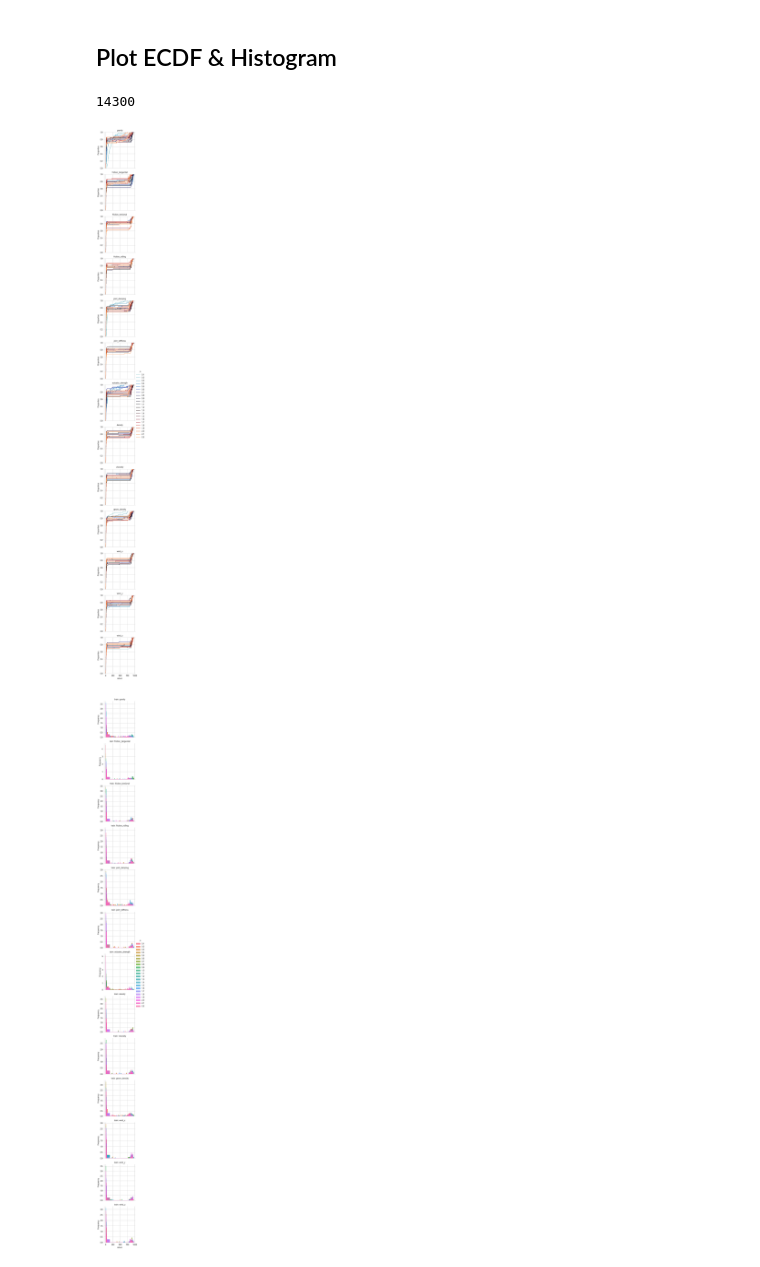
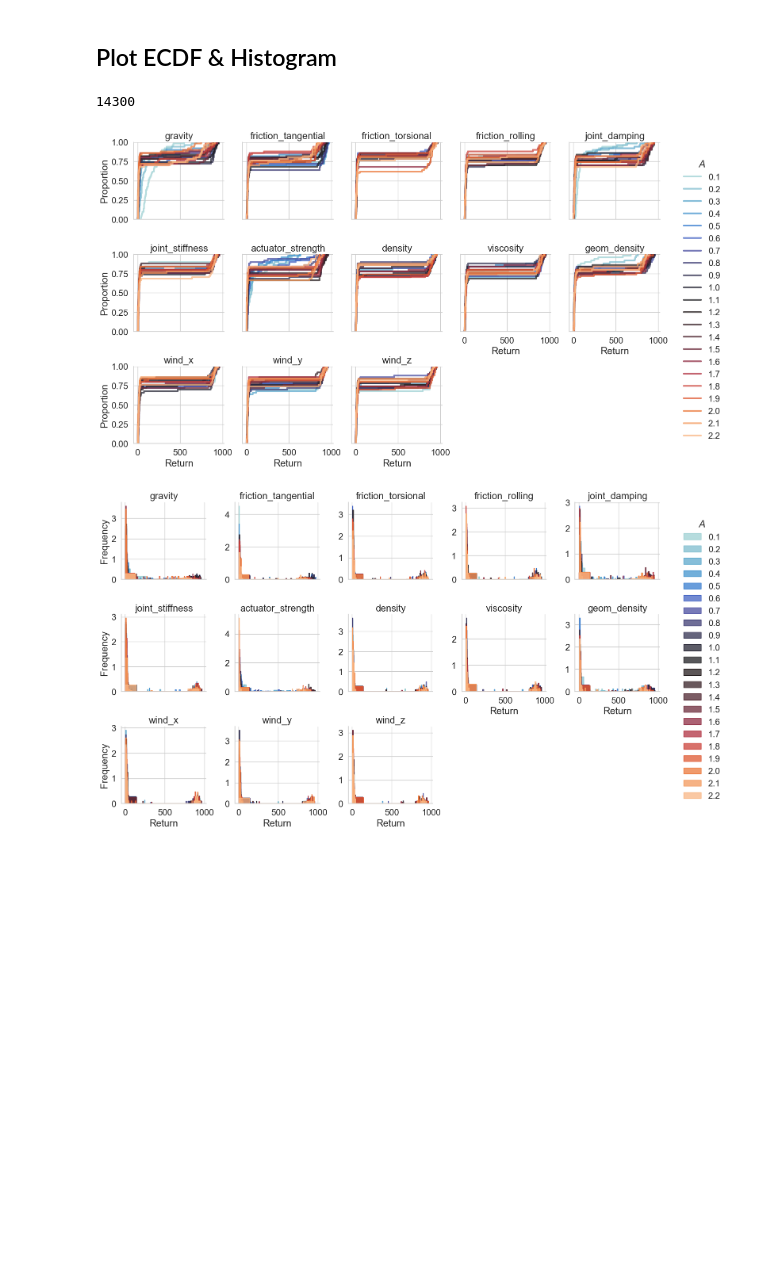
Before and after one commit to automl/CARL, a Jupyter notebook: experiments/evaluation/eval_hov.ipynb, the cells around one changed output. Saved outputs shown, nothing was run; the diff lists cells and outputs as text; code cells hidden in the pictures; blank space fills up the shorter version.

```diff
--- a/experiments/evaluation/eval_hov.ipynb
+++ b/experiments/evaluation/eval_hov.ipynb
@@ -5,7 +5,7 @@
 # %%
 from pathlib import Path
 
-env_name = "CARLPendulumEnv"
+env_name = "CARLDmcQuadrupedEnv"
 
 database = {
     "CARLDmcWalkerEnv": {  # STATUS: Done
@@ -266,6 +266,7 @@ joint_stiffness [0.  0.1 0.2 0.3 0.4 0.5 0.6 0.7 0.8 0.9 1.  1.1 1.2 1.3 1.4 1.5
 import matplotlib.pyplot as plt
 import seaborn as sns
 
+sns.set(font_scale=1.45)
 sns.set_style("whitegrid")
 
 plot_df = df.copy()
@@ -274,43 +275,58 @@ context_feature_names = ['[]',]  #, "['m', 'l', 'g', 'dt', 'max_speed']"]
 plot_df = plot_df[plot_df["context_sampler.context_feature_names"].isin(context_feature_names)]
 
 # Only those visibilities allowed
-visibilities = ['hidden', 'cgate_hadamard']
+visibilities = ['hidden']  # , 'cgate_hadamard']
 plot_df = plot_df[plot_df["visibility"].isin(visibilities)]
 
 # We have hidden [] three times (one for each train magnitude), use only one to be fair
 # magnitudes = [0.1]
 # plot_df = plot_df[plot_df[key_magnitude_train].isin(magnitudes)]
 
 # Filter by difficulty of test contexts
 # magnitudes = [1.1]
 # plot_df = plot_df[plot_df[key_magnitude].isin(magnitudes)]
 
 # for c in plot_df.columns:
 #     printr(c, plot_df[c].unique())
 
 print(len(plot_df))
 
-col = None  # "$A$"
-row = "context_feature"  # "context_sampler.context_feature_names"
-hue = key_magnitude  # "visibility"
+if len(visibilities) > 1:
+    col_wrap = None
+    col = "visibility"  # "$A$"
+    row = "context_feature"  # "context_sampler.context_feature_names"
+    hue = key_magnitude  # "visibility"
+else:
+    col = "context_feature"  # "$A$"
+    row = None  # "context_sampler.context_feature_names"
+    hue = key_magnitude  # "visibility"
+    col_wrap = 5
+palette = "icefire"
 
 # ECDF
-grid = sns.FacetGrid(data=plot_df, col=col, row=row, hue=hue, legend_out=True, palette="icefire")
-grid.map_dataframe(sns.ecdfplot, x="return")
+grid = sns.FacetGrid(data=plot_df, col=col, row=row, hue=hue, legend_out=True, palette=palette, col_wrap=col_wrap)
+grid.map_dataframe(sns.ecdfplot, x="return", lw=3, alpha=0.75)
 grid.set_titles(row_template="train: {row_name}", col_template="eval: {col_name}")
 grid.set_titles(row_template="{row_name}", col_template="{col_name}")
 grid.add_legend()
+grid.set_xlabels("Return")
+grid.tight_layout()
 grid.savefig(outdir / "plot_ecdf.png", dpi=300, bbox_inches="tight")
+grid.savefig(outdir.parent / "figures" / f"plot_ecdf_{env_name}.png", dpi=300, bbox_inches="tight")
 plt.show()
 
 # Histogram
-grid = sns.FacetGrid(data=plot_df, col=col, row=row, hue=hue, legend_out=True, sharey=False)
+grid = sns.FacetGrid(data=plot_df, col=col, row=row, hue=hue, legend_out=True, sharey=False, palette=palette, col_wrap=col_wrap)
 grid.map_dataframe(sns.histplot, x="return", element="step", stat="frequency")
-grid.set_titles(row_template="train: {row_name}", col_template="eval: {col_name}")
+grid.set_titles(row_template="{row_name}", col_template="{col_name}")
 grid.add_legend()
+grid.set_xlabels("Return")
+grid.set_ylabels(label="Frequency", clear_inner=True)
+grid.tight_layout()
 grid.savefig(outdir / "plot_histogram.png", dpi=300, bbox_inches="tight")
+grid.savefig(outdir.parent / "figures" / f"plot_histogram_{env_name}.png", dpi=300, bbox_inches="tight")
 plt.show()
 # %% [output]
 14300
-[figure, old version]
+[figure, new version]
-[figure, old version]
+[figure, new version]
```
Also changed, not shown: parts of 5 cells of this notebook, 4 other files.
